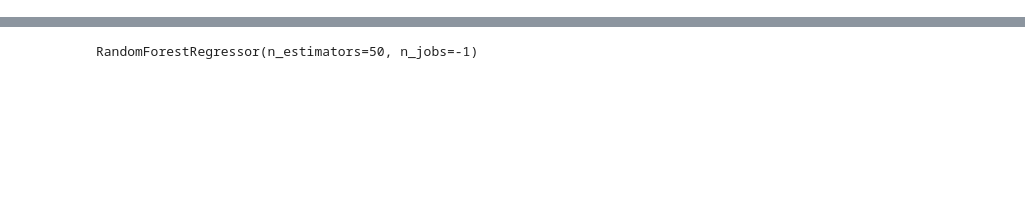
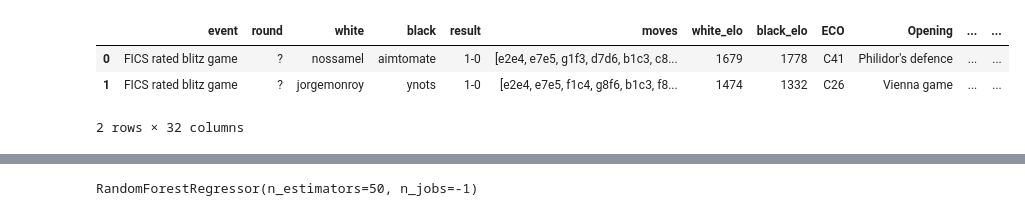
Before and after one commit to jonathan-wu1/Finding-Elo, a Jupyter notebook: rfr_model_training.ipynb, the cells around one changed output, grey strips where cells are left out. Cells and saved outputs as stored; diff of their text form; code cells hidden in the pictures; blank space fills up the shorter version.

```diff
--- a/rfr_model_training.ipynb
+++ b/rfr_model_training.ipynb
@@ -8,0 +41,7 @@ from sklearn.metrics import r2_score
+# %%
+df.head(2)
+# %% [output]
+|  | event | round | white | black | result | moves | white_elo | black_elo | ECO | Opening | ... | ... |
+| 0 | FICS rated blitz game | ? | nossamel | aimtomate | 1-0 | [e2e4, e7e5, g1f3, d7d6, b1c3, c8... | 1679 | 1778 | C41 | Philidor's defence | ... | ... |
+| 1 | FICS rated blitz game | ? | jorgemonroy | ynots | 1-0 | [e2e4, e7e5, f1c4, g8f6, b1c3, f8... | 1474 | 1332 | C26 | Vienna game | ... | ... |
+2 rows × 32 columns
```
Also changed, not shown: parts of 9 cells of this notebook, 32 other files.
